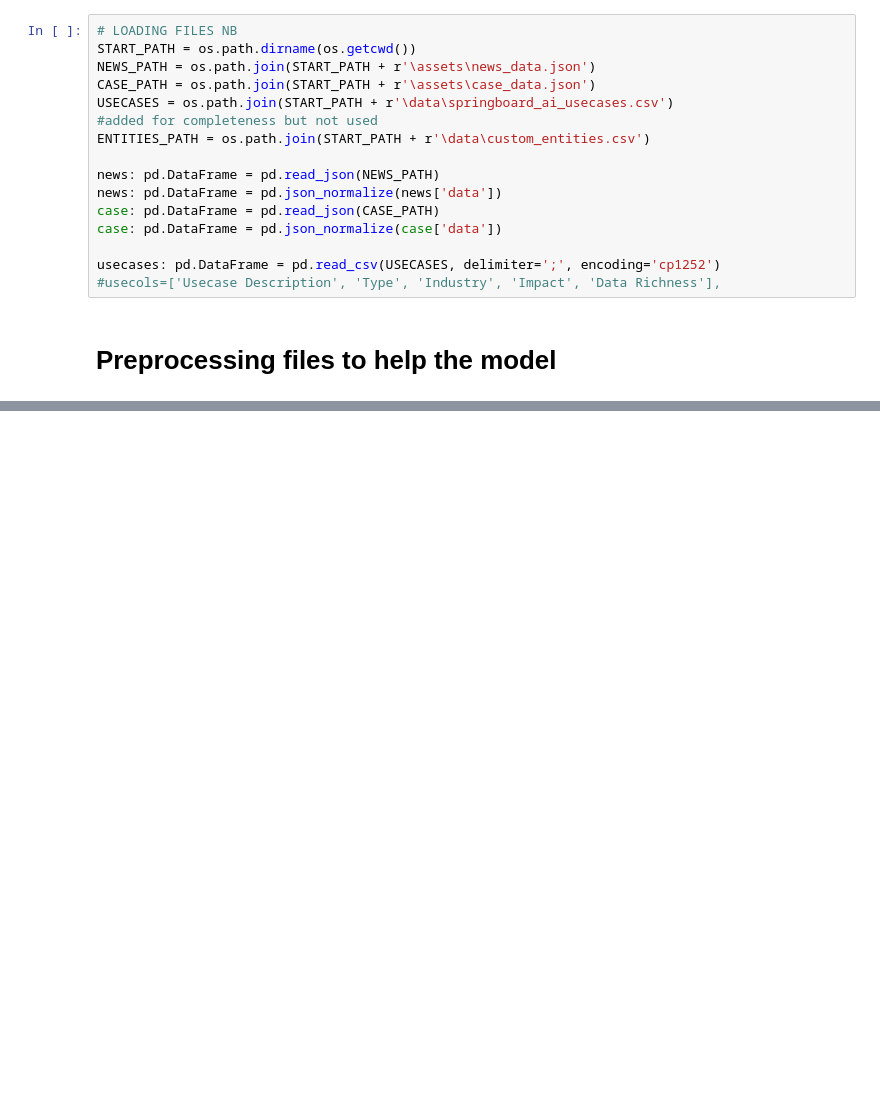
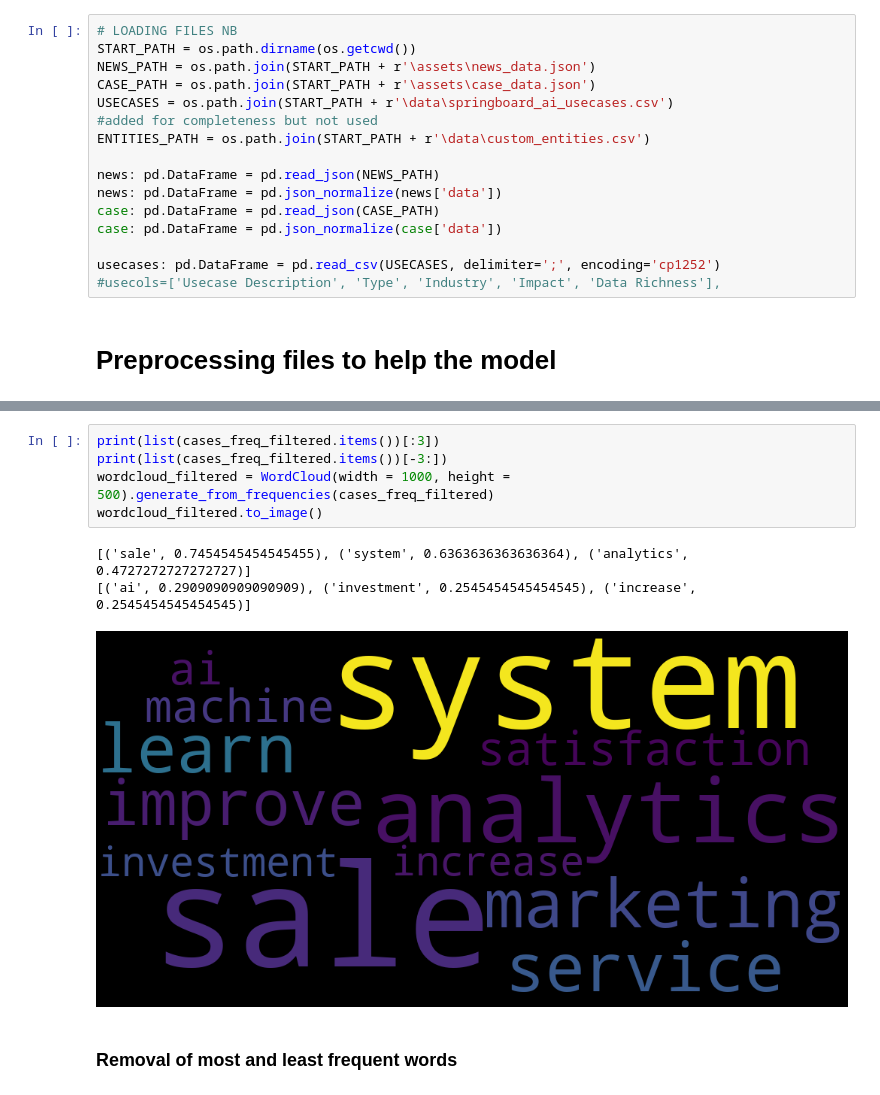
Before and after one commit to ankitahaldia/NLP-project, a Jupyter notebook: assets/process_overview.ipynb, the cells around one changed output, grey strips where cells are left out. Drawn from its saved outputs; the diff is of its cells as text; blank space fills up the shorter version.

```diff
--- a/assets/process_overview.ipynb
+++ b/assets/process_overview.ipynb
@@ -500,0 +209,11 @@ TFID
+# %%
+print(list(cases_freq_filtered.items())[:3])
+print(list(cases_freq_filtered.items())[-3:])
+wordcloud_filtered = WordCloud(width = 1000, height = 500).generate_from_frequencies(cases_freq_filtered)
+wordcloud_filtered.to_image()
+# %% [output]
+[('sale', 0.7454545454545455), ('system', 0.6363636363636364), ('analytics', 0.4727272727272727)]
+[('ai', 0.2909090909090909), ('investment', 0.2545454545454545), ('increase', 0.2545454545454545)]
+[figure, added]
+# %% [markdown]
+### Removal of most and least frequent words
```
Also changed, not shown: parts of 43 cells of this notebook.
